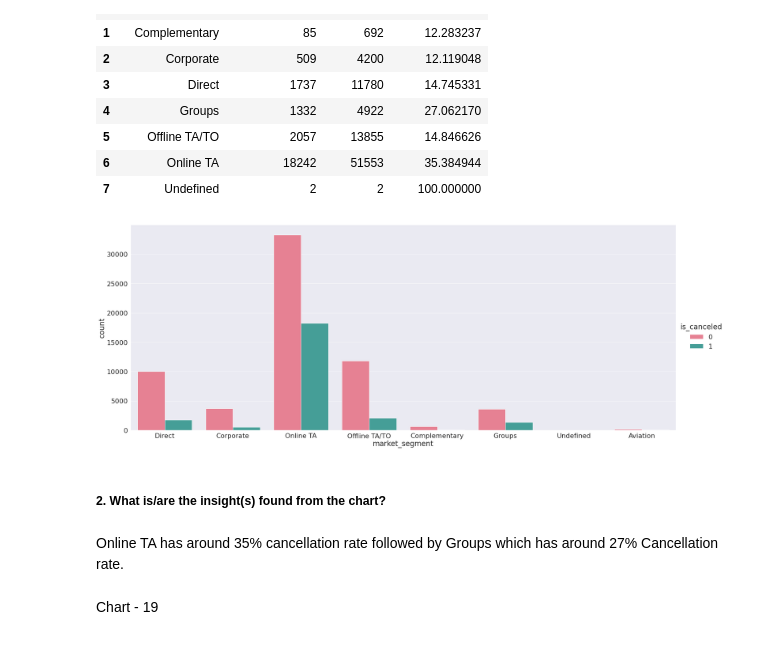
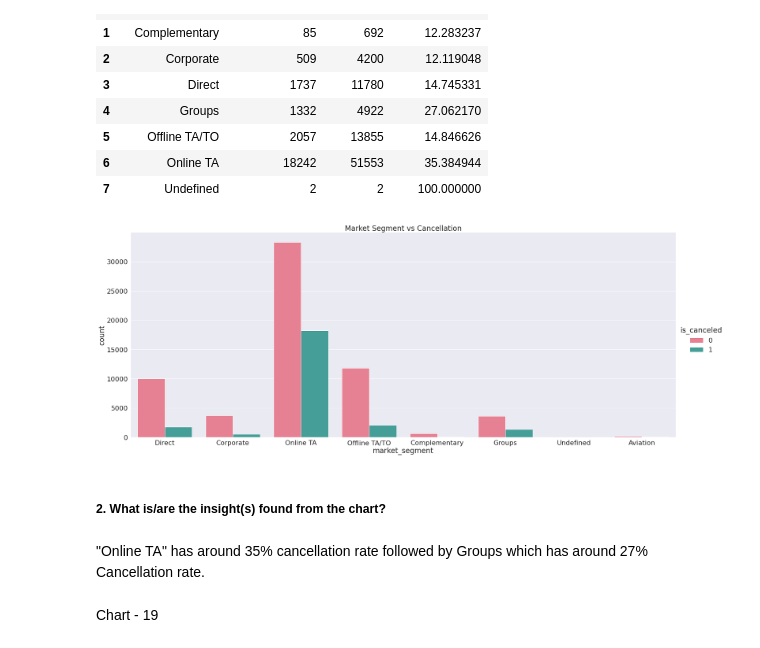
Before and after one commit to thepankaj018/EDA-Hotel-Booking, a Jupyter notebook: EDA_Hotel_Booking.ipynb, the cells around one changed output. Saved outputs shown, nothing was run; the diff lists cells and outputs as text; code cells hidden in the pictures.

```diff
--- a/EDA_Hotel_Booking.ipynb
+++ b/EDA_Hotel_Booking.ipynb
@@ -1174,13 +1204,14 @@ merged_df_
 # %%
 # Chart 18 Visualisation Code
 sns.catplot(data = df,x = 'market_segment',kind = 'count',hue = 'is_canceled',height = 11,aspect = 2.5,palette = "husl")
+plt.title('Market Segment vs Cancellation')
 plt.show()
 # %% [output]
-[figure, old version]
+[figure, new version]
 # %% [markdown]
 ##### 2. What is/are the insight(s) found from the chart?
 # %% [markdown]
-Online TA has around 35% cancellation rate followed by Groups which has around 27% Cancellation rate.
+"Online TA" has around 35% cancellation rate followed by Groups which has around 27% Cancellation rate.
 # %% [markdown]
 Chart - 19
 # %% [markdown]
```
Also changed, not shown: parts of 8 cells of this notebook.
